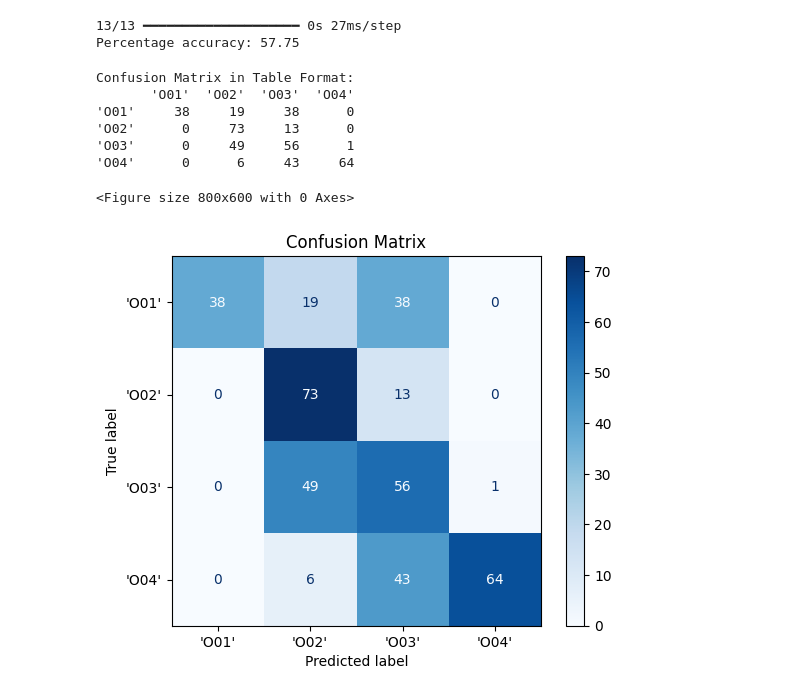
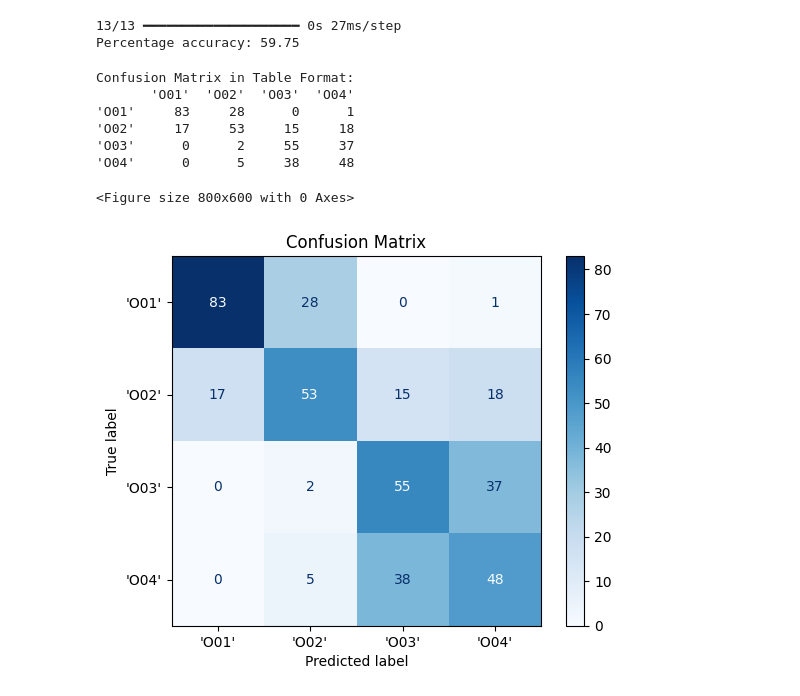
Before and after one commit to iProlly/Machine-Learning-PBL, a Jupyter notebook: Oil_ML_Version_2.ipynb, the cells around one changed output. Saved outputs shown, nothing was run; the diff lists cells and outputs as text; code cells hidden in the pictures.

```diff
--- a/Oil_ML_Version_2.ipynb
+++ b/Oil_ML_Version_2.ipynb
@@ -14,7 +14,7 @@ from sklearn.metrics import confusion_matrix, ConfusionMatrixDisplay
 import matplotlib.pyplot as plt
 import io
 # %%
-raw = pd.read_csv('/content/IR_Phychem_Nic.csv')
+raw = pd.read_csv('/content/IR_Orgchem_ATR.csv')
 
 testing_number = 400
 testing_data = []
@@ -102,33 +102,33 @@ for i in range(len(predicted_class)):
 print("Percentage accuracy:", point/len(predicted_class)*100)
 # %% [output]
 13/13 ━━━━━━━━━━━━━━━━━━━━ 0s 27ms/step
-Percentage accuracy: 57.75
+Percentage accuracy: 59.75
 # %%
-conf_matrix = confusion_matrix(testing_labels, predicted_class)
+conf_matrix = confusion_matrix(testing_labels, predicted_class, labels=np.unique(labels))
 
 # Optional: Display the confusion matrix as a formatted table
 # Convert integer labels back to original string labels
 conf_matrix_df = pd.DataFrame(
     conf_matrix,
     index=label_encoder.classes_,  # Rows (True Labels)
     columns=label_encoder.classes_  # Columns (Predicted Labels)
 )
 
 # Display the confusion matrix
 print("Confusion Matrix in Table Format:")
 print(conf_matrix_df)
 
 # Step 5: Visualize the Confusion Matrix (Optional)
 plt.figure(figsize=(8, 6))
 ConfusionMatrixDisplay(confusion_matrix=conf_matrix, display_labels=label_encoder.classes_).plot(cmap='Blues')
 plt.title('Confusion Matrix')
 plt.show()
 # %% [output]
 Confusion Matrix in Table Format:
        'O01'  'O02'  'O03'  'O04'
-'O01'     38     19     38      0
-'O02'      0     73     13      0
-'O03'      0     49     56      1
-'O04'      0      6     43     64
+'O01'     83     28      0      1
+'O02'     17     53     15     18
+'O03'      0      2     55     37
+'O04'      0      5     38     48
 <Figure size 800x600 with 0 Axes>
-[figure, old version]
+[figure, new version]
```
Also changed, not shown: parts of 2 cells of this notebook.
